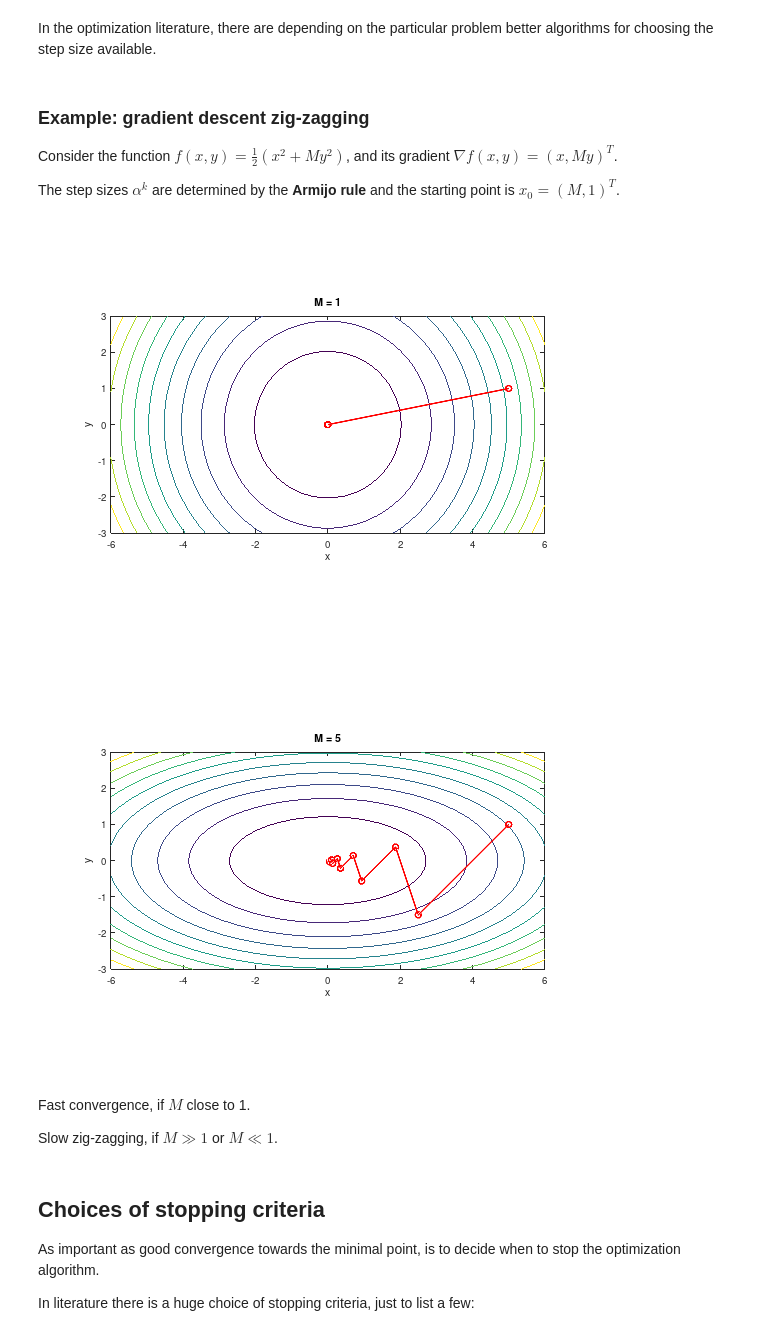
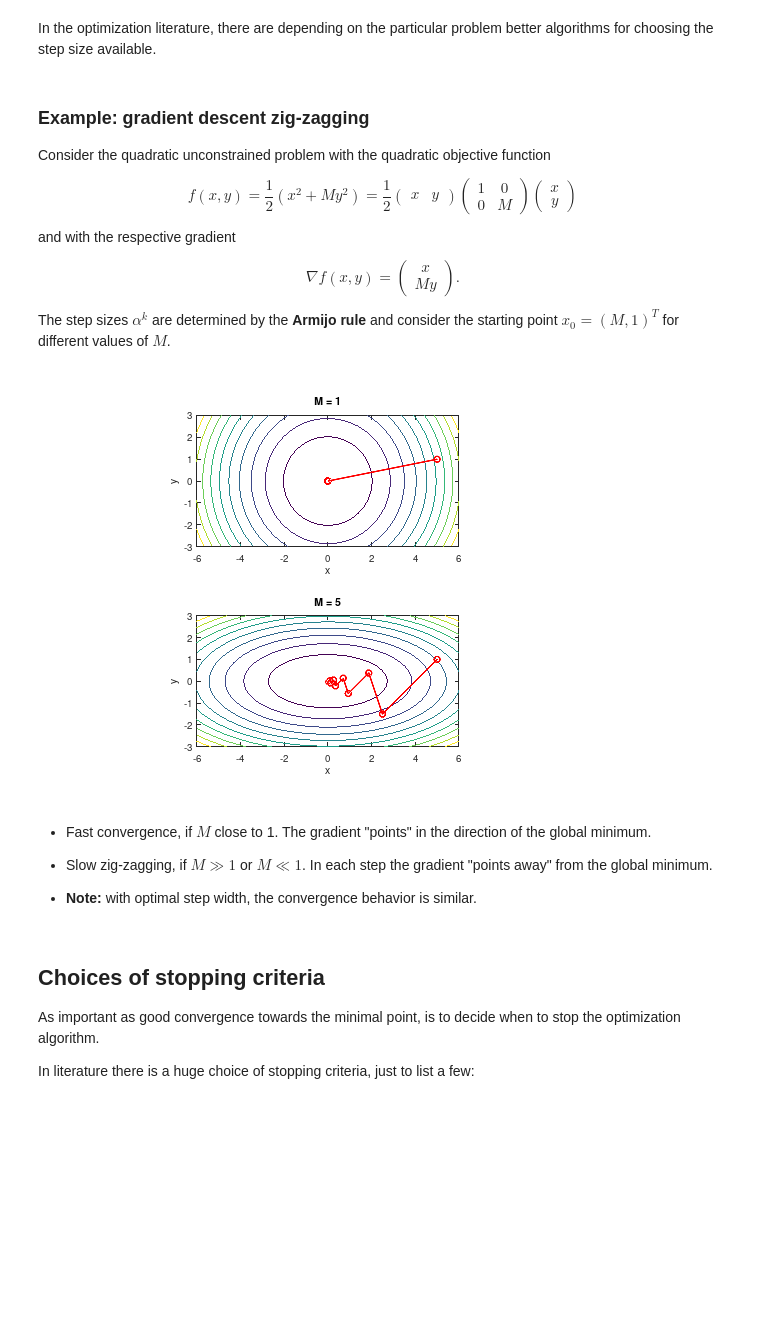
Before and after one commit to siko1056/optim-2021, a Jupyter notebook: jupyter/nlo-lecture-03-unres-min-alg.ipynb, the cells around one changed output. Cells and saved outputs as stored; diff of their text form; code cells hidden in the pictures; blank space fills up the shorter version.

```diff
--- a/jupyter/nlo-lecture-03-unres-min-alg.ipynb
+++ b/jupyter/nlo-lecture-03-unres-min-alg.ipynb
@@ -271,44 +271,63 @@ better algorithms for choosing the step size available.
 # %% [markdown]
 ### Example: gradient descent zig-zagging
 
-Consider the function $f(x,y) = \frac{1}{2}(x^2 + M y^2)$,
-and its gradient $\nabla f(x,y) = (x, My)^{T}$.
+Consider the quadratic unconstrained problem
+with the quadratic objective function
+
+$$
+f(x,y) = \frac{1}{2}(x^2 + M y^2)
+       = \frac{1}{2}\begin{pmatrix} x & y \end{pmatrix}
+                    \begin{pmatrix} 1 & 0 \\ 0 & M \end{pmatrix}
+                    \begin{pmatrix} x \\ y \end{pmatrix}
+$$
+
+and with the respective gradient
+
+$$
+\nabla f(x,y) = \begin{pmatrix} x \\ My \end{pmatrix}.
+$$
 
 The step sizes $\alpha^{k}$ are determined by the **Armijo rule**
-and the starting point is $x_{0} = (M, 1)^{T}$.
+and consider the starting point $x_{0} = (M, 1)^{T}$
+for different values of $M$.
 # %%
-for M = [1, 5]
-  figure();
+MM = [1, 5];
+for i = 1:2
+  subplot (2, 1, i);
+  M = MM(i);
   f = @(x,y) (x.^2 + M * y.^2) / 2;
   [x, y] = meshgrid (linspace (-6, 6, 40), ...
                      linspace (-3, 3, 40));
   contour (x, y, f(x,y));
   hold on;
 
   f = @(x) (x(1,:).^2 + M * x(2,:).^2) / 2;
-  df = @(x) [x(1); M * x(2)];
+  df = @(x) [x(1); M * x(2)];  % Gradient
 
   N = 10;
   x = zeros (2, N);
   x(:,1) = [5; 1];
   for k = 1:(N - 1)
     d = df(x(:,k));
     alpha = armijo_rule (f, x(:,k), d, -d);
     x(:,k + 1) = x(:,k) - alpha * d;
   end
   plot3 (x(1,:), x(2,:), f(x), 'ro-', 'LineWidth', 2);
   axis equal;
   title (['M = ', num2str(M)]);
   xlabel ('x');
   ylabel ('y');
 end
 # %% [output]
-[figure, old version]
+[figure, new version]
-[figure, removed]
 # %% [markdown]
-Fast convergence, if $M$ close to 1.
+- Fast convergence, if $M$ close to 1.
+  The gradient "points" in the direction of the global minimum.
 
-Slow zig-zagging, if $M \gg 1$ or $M \ll 1$.
+- Slow zig-zagging, if $M \gg 1$ or $M \ll 1$.
+  In each step the gradient "points away" from the global minimum.
+
+- **Note:** with optimal step width, the convergence behavior is similar.
 # %% [markdown]
 ## Choices of stopping criteria
 
```
Also changed, not shown: parts of 15 cells of this notebook.
